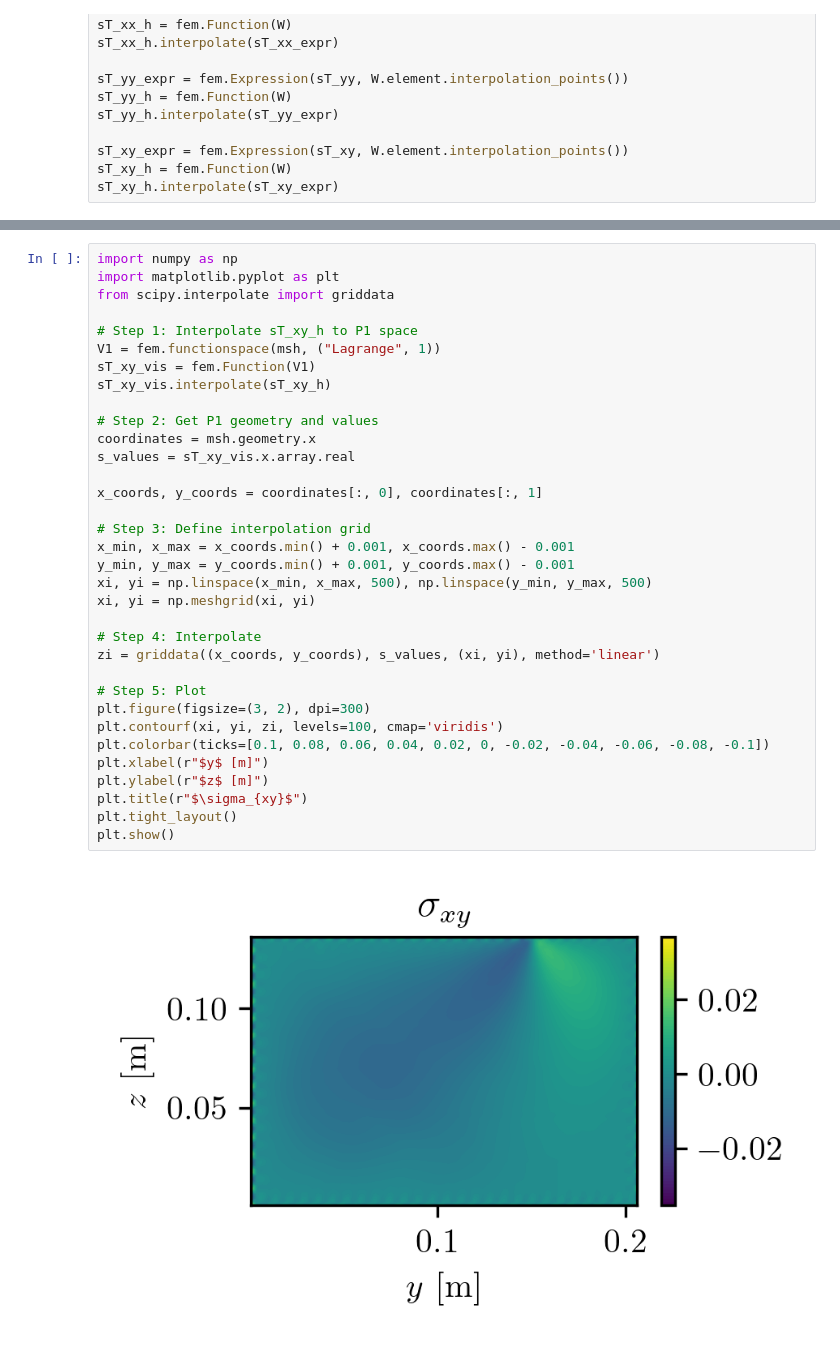
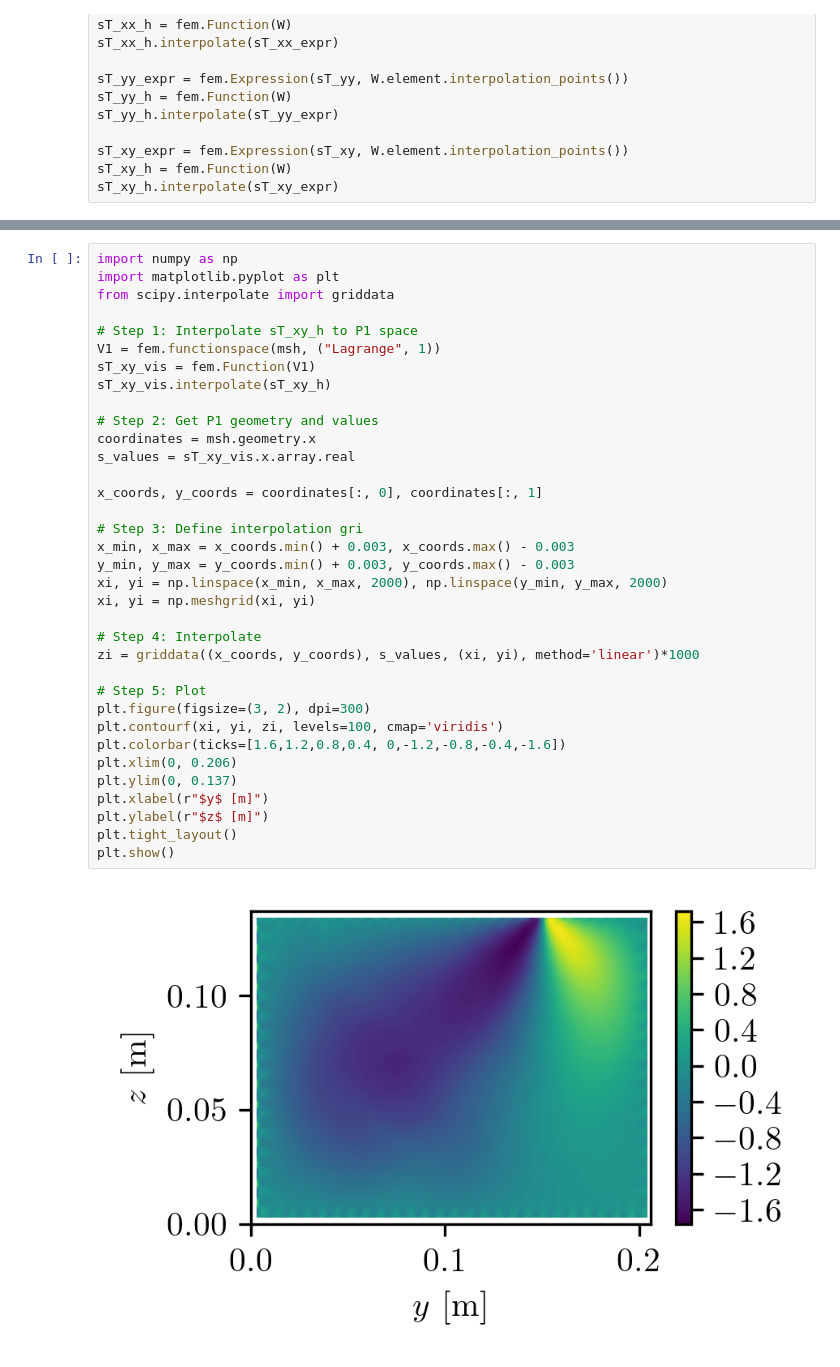
Before and after one commit to andreagiudici96/pyBamm-Pouch-cell-Stress, a Jupyter notebook: biham_solver_good_pybamm_final.ipynb, the cells around one changed output, grey strips where cells are left out. Cells and saved outputs as stored; diff of their text form.

```diff
--- a/biham_solver_good_pybamm_final.ipynb
+++ b/biham_solver_good_pybamm_final.ipynb
@@ -317,39 +347,40 @@ plt.show()
 # %%
 import numpy as np
 import matplotlib.pyplot as plt
 from scipy.interpolate import griddata
 
 # Step 1: Interpolate sT_xy_h to P1 space
 V1 = fem.functionspace(msh, ("Lagrange", 1))
 sT_xy_vis = fem.Function(V1)
 sT_xy_vis.interpolate(sT_xy_h)
 
 # Step 2: Get P1 geometry and values
 coordinates = msh.geometry.x
 s_values = sT_xy_vis.x.array.real
 
 x_coords, y_coords = coordinates[:, 0], coordinates[:, 1]
 
-# Step 3: Define interpolation grid
-x_min, x_max = x_coords.min() + 0.001, x_coords.max() - 0.001
-y_min, y_max = y_coords.min() + 0.001, y_coords.max() - 0.001
-xi, yi = np.linspace(x_min, x_max, 500), np.linspace(y_min, y_max, 500)
+# Step 3: Define interpolation gri
+x_min, x_max = x_coords.min() + 0.003, x_coords.max() - 0.003
+y_min, y_max = y_coords.min() + 0.003, y_coords.max() - 0.003
+xi, yi = np.linspace(x_min, x_max, 2000), np.linspace(y_min, y_max, 2000)
 xi, yi = np.meshgrid(xi, yi)
 
 # Step 4: Interpolate
-zi = griddata((x_coords, y_coords), s_values, (xi, yi), method='linear')
+zi = griddata((x_coords, y_coords), s_values, (xi, yi), method='linear')*1000
 
 # Step 5: Plot
 plt.figure(figsize=(3, 2), dpi=300)
 plt.contourf(xi, yi, zi, levels=100, cmap='viridis')
-plt.colorbar(ticks=[0.1, 0.08, 0.06, 0.04, 0.02, 0, -0.02, -0.04, -0.06, -0.08, -0.1])
+plt.colorbar(ticks=[1.6,1.2,0.8,0.4, 0,-1.2,-0.8,-0.4,-1.6])
+plt.xlim(0, 0.206)
+plt.ylim(0, 0.137)
 plt.xlabel(r"$y$ [m]")
 plt.ylabel(r"$z$ [m]")
-plt.title(r"$\sigma_{xy}$")
 plt.tight_layout()
 plt.show()
 # %% [output]
-[figure, old version]
+[figure, new version]
 # %%
 import numpy as np
 import matplotlib.pyplot as plt
```
Also changed, not shown: parts of 26 cells of this notebook, 3 other files.
